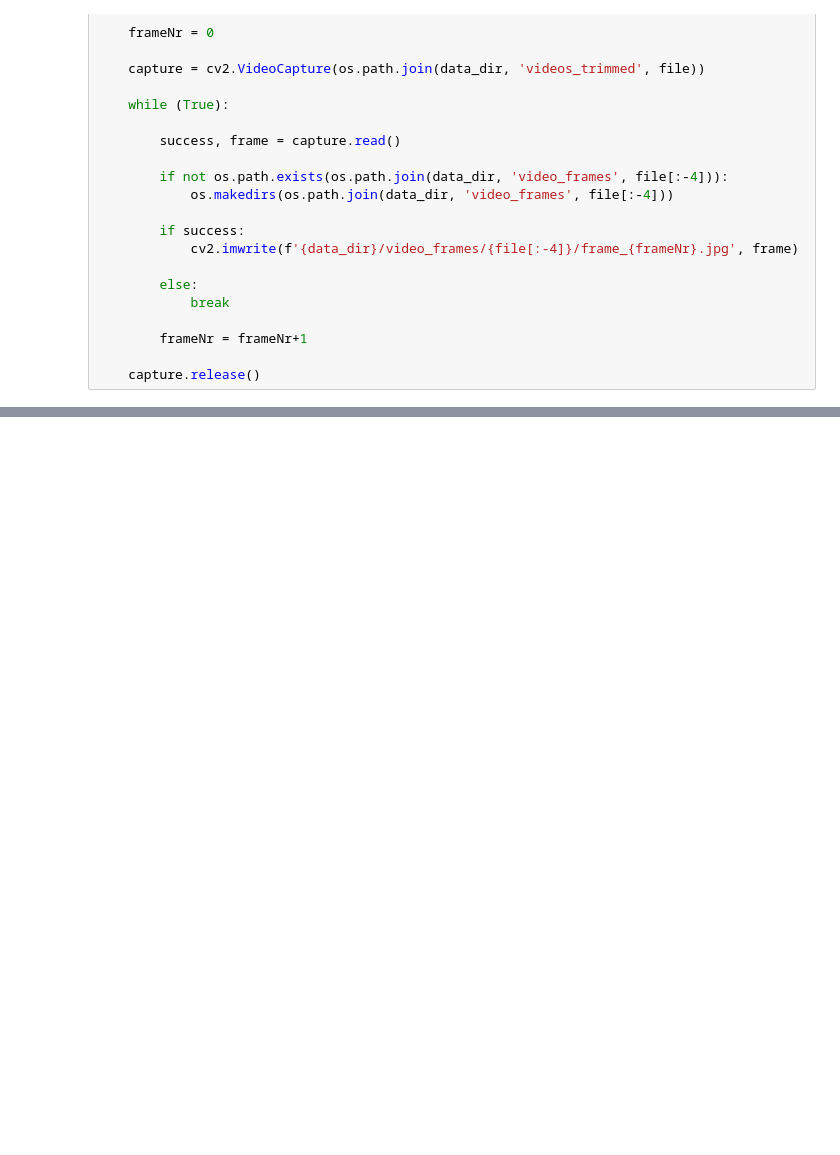
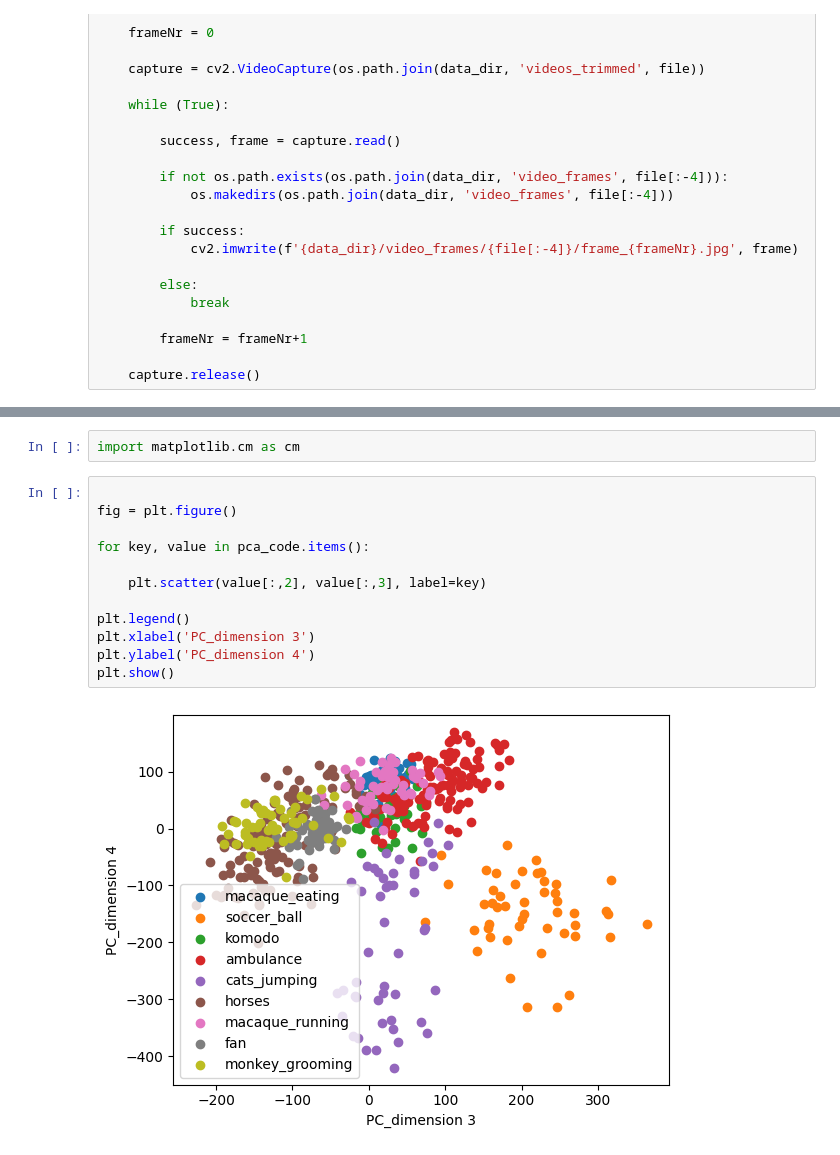
Before and after one commit to dysprague/Ponce_rotation, a Jupyter notebook: process_videos.ipynb, the cells around one changed output, grey strips where cells are left out. Drawn from its saved outputs; the diff is of its cells as text; blank space fills up the shorter version.

```diff
--- a/process_videos.ipynb
+++ b/process_videos.ipynb
@@ -177,0 +333,16 @@ for file in os.listdir(os.path.join(data_dir, 'videos_trimmed')):
+# %%
+import matplotlib.cm as cm
+# %%
+
+fig = plt.figure()
+
+for key, value in pca_code.items():
+
+    plt.scatter(value[:,2], value[:,3], label=key)
+
+plt.legend()
+plt.xlabel('PC_dimension 3')
+plt.ylabel('PC_dimension 4')
+plt.show()
+# %% [output]
+[figure, added]
```
Also changed, not shown: parts of 17 cells of this notebook, 11 other files.
